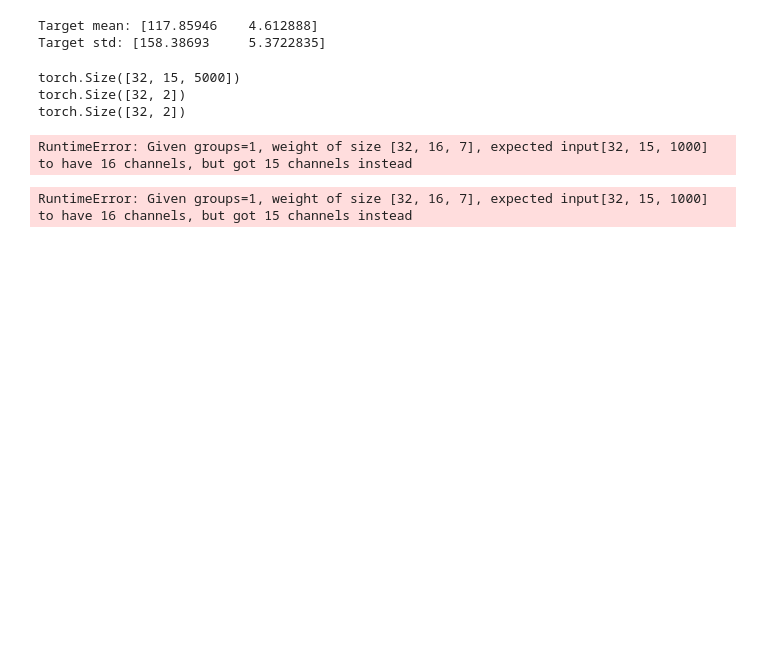
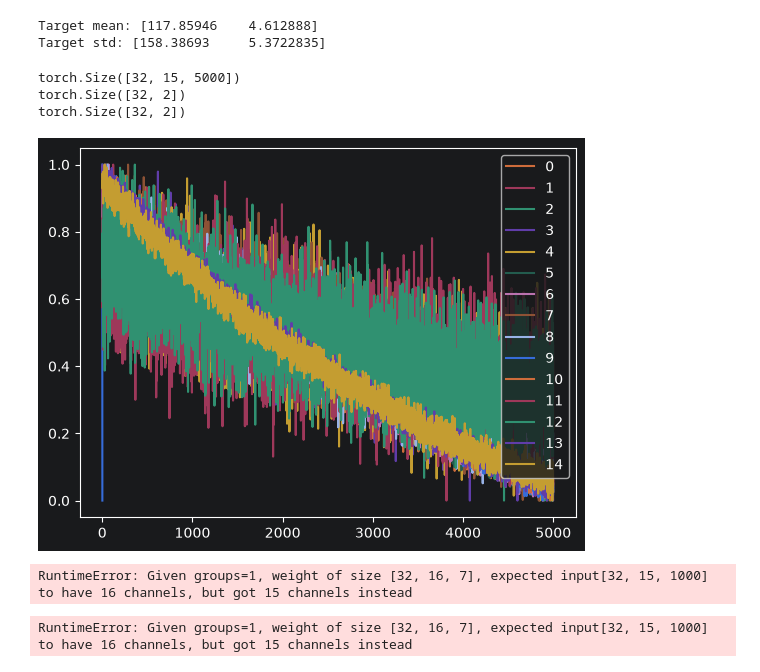
Before and after one commit to GaleevArslanDev/DySiG, a Jupyter notebook: lstm.ipynb, the cells around one changed output. Saved outputs shown, nothing was run; the diff lists cells and outputs as text; code cells hidden in the pictures; blank space fills up the shorter version.

```diff
--- a/lstm.ipynb
+++ b/lstm.ipynb
@@ -429,6 +453,19 @@ print(pred.shape)     # [32, 2]
 torch.Size([32, 15, 5000])
 torch.Size([32, 2])
 torch.Size([32, 2])
+# %%
+batch_x, batch_y = next(iter(train_loader))
+x, y = batch_x[0], batch_y[0]
+
+plt.plot((y-min(y))/(max(y)-min(y)))
+
+for i in range(len(x)):
+    plt.plot(((x[i]-min(x[i]))/(max(x[i])-min(x[i]))), label=str(i))
+
+plt.legend()
+plt.show()
+# %% [output]
+[figure, added]
 # %%
 model = BaselineLSTM(channels=16).to(device)
 
```
Also changed, not shown: parts of 11 cells of this notebook, 1 other file.
